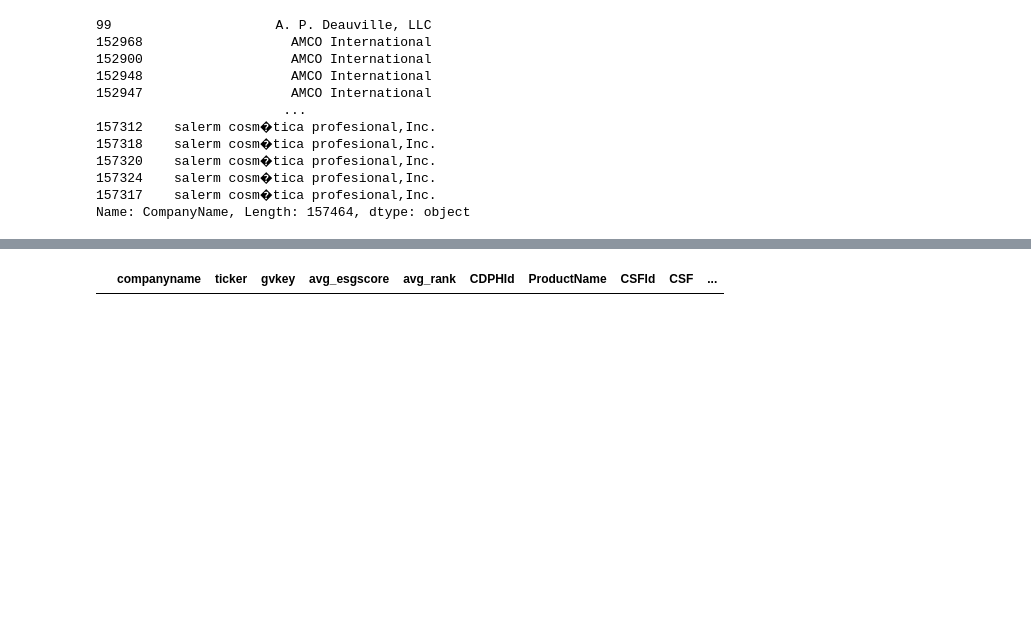
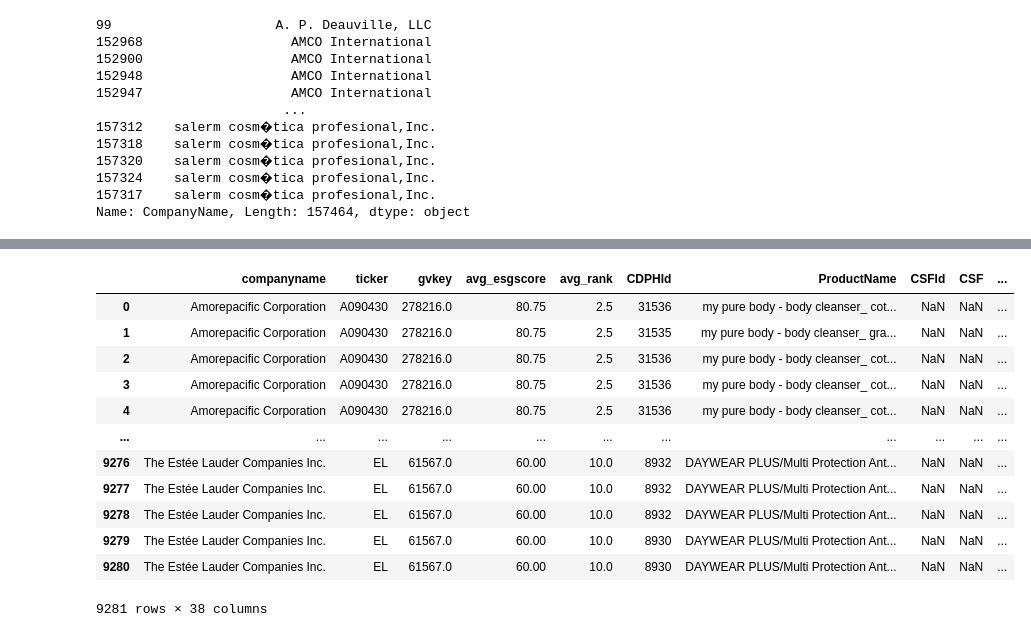
Before and after one commit to envirodatascience/final-project-env617_personalcareproducts, a Jupyter notebook: Final_Project_Masterfile.ipynb, the cells around one changed output, grey strips where cells are left out. Drawn from its saved outputs; the diff is of its cells as text; code cells hidden in the pictures; blank space fills up the shorter version.

```diff
--- a/Final_Project_Masterfile.ipynb
+++ b/Final_Project_Masterfile.ipynb
@@ -1667,0 +1666,4 @@ def match_names(name, names, threshold=80):
+# %%
+# manual match
+url_match = 'https://raw.githubusercontent.com/envirodatascience/final-project-env617_personalcareproducts/main/matches.csv'
+df_matches = pd.read_csv(url_match)
@@ -1667,0 +1686,5 @@ def match_names(name, names, threshold=80):
+# %%
+df_f1 = df_chemicals_risks_merge[df_chemicals_risks_merge.CompanyName.isin(df_matches.Risk)]
+df_f2 = df_pc_esg_2022[df_pc_esg_2022.companyname.isin(df_matches.ESG)]
+# %%
+df_f1['CompanyName'] = df_f1['CompanyName'].replace(df_matches.set_index('Risk')['ESG'])
@@ -1668,6 +1727,17 @@ def match_names(name, names, threshold=80):
 # %%
-df_merged = df_pc_esg_2022.merge(df_chemicals_risks_merge, left_on = 'companyname', right_on = 'CompanyName', how = 'inner')
+df_merged = df_f2.merge(df_f1, left_on = 'companyname', right_on = 'CompanyName', how = 'inner')
+df_merged
+# %% [output]
+|  | companyname | ticker | gvkey | avg_esgscore | avg_rank | CDPHId | ProductName | CSFId | CSF | ... |
+| 0 | Amorepacific Corporation | A090430 | 278216.0 | 80.75 | 2.5 | 31536 | my pure body - body cleanser_ cot... | NaN | NaN | ... |
+| 1 | Amorepacific Corporation | A090430 | 278216.0 | 80.75 | 2.5 | 31535 | my pure body - body cleanser_ gra... | NaN | NaN | ... |
+| 2 | Amorepacific Corporation | A090430 | 278216.0 | 80.75 | 2.5 | 31536 | my pure body - body cleanser_ cot... | NaN | NaN | ... |
+| 3 | Amorepacific Corporation | A090430 | 278216.0 | 80.75 | 2.5 | 31536 | my pure body - body cleanser_ cot... | NaN | NaN | ... |
+| 4 | Amorepacific Corporation | A090430 | 278216.0 | 80.75 | 2.5 | 31536 | my pure body - body cleanser_ cot... | NaN | NaN | ... |
+| ... | ... | ... | ... | ... | ... | ... | ... | ... | ... | ... |
+| 9276 | The Estée Lauder Companies Inc. | EL | 61567.0 | 60.00 | 10.0 | 8932 | DAYWEAR PLUS/Multi Protection Ant... | NaN | NaN | ... |
+| 9277 | The Estée Lauder Companies Inc. | EL | 61567.0 | 60.00 | 10.0 | 8932 | DAYWEAR PLUS/Multi Protection Ant... | NaN | NaN | ... |
+| 9278 | The Estée Lauder Companies Inc. | EL | 61567.0 | 60.00 | 10.0 | 8932 | DAYWEAR PLUS/Multi Protection Ant... | NaN | NaN | ... |
+| 9279 | The Estée Lauder Companies Inc. | EL | 61567.0 | 60.00 | 10.0 | 8930 | DAYWEAR PLUS/Multi Protection Ant... | NaN | NaN | ... |
+| 9280 | The Estée Lauder Companies Inc. | EL | 61567.0 | 60.00 | 10.0 | 8930 | DAYWEAR PLUS/Multi Protection Ant... | NaN | NaN | ... |
+9281 rows × 38 columns
-# %%
-df_merged
-# %% [output]
-|  | companyname | ticker | gvkey | avg_esgscore | avg_rank | CDPHId | ProductName | CSFId | CSF | ... |
```
Also changed, not shown: parts of 5 cells of this notebook.
